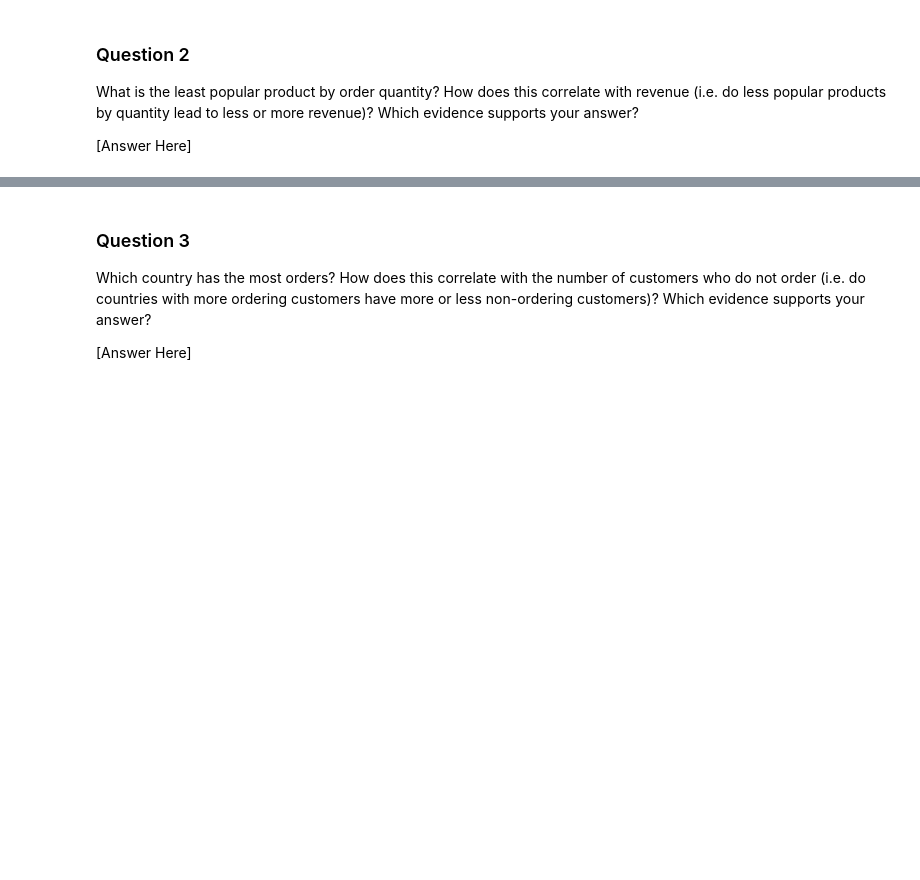
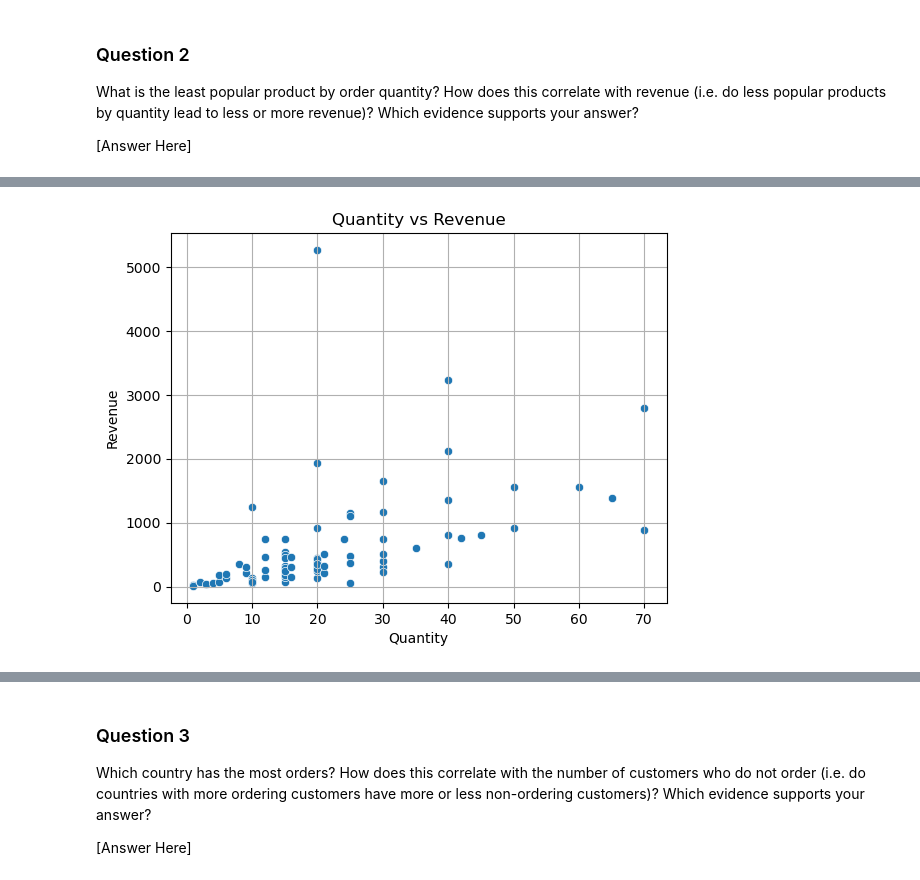
Before and after one commit to lubnaasmi/SQL_Analysis, a Jupyter notebook: adhoc_report.ipynb, the cells around one changed output, grey strips where cells are left out. Cells and saved outputs as stored; diff of their text form; code cells hidden in the pictures; blank space fills up the shorter version.

```diff
--- a/adhoc_report.ipynb
+++ b/adhoc_report.ipynb
@@ -405,3 +554,16 @@ Which countries have the greatest number of customers? How does this correlate w
 What is the least popular product by order quantity? How does this correlate with revenue (i.e. do less popular products by quantity lead to less or more revenue)? Which evidence supports your answer?
 
 [Answer Here]
+# %%
+# function to find least popular product by order quantity:
+
+quantity_df = run_query( """
+     Select p.ProductName,o.Quantity
+          from Products as p
+          join Orderdetails as o
+          on p.ProductID = o.ProductID
+          group by p.ProductName
+          order by o.Quantity ASC
+
+""")
+quantity_df
@@ -407,0 +584,12 @@ What is the least popular product by order quantity? How does this correlate wit
+# %%
+# least popular product by total revenue.
+
+revenue_df = run_query("""
+     Select p.ProductName,(o.Quantity * p.Price) as Revenue
+          from Products as p
+          join Orderdetails as o
+          on p.ProductID = o.ProductID
+          group by p.ProductName
+          order by Revenue ASC
+          """)
+revenue_df
@@ -407,0 +610,3 @@ What is the least popular product by order quantity? How does this correlate wit
+# %%
+Quan_Rev_df = pd.merge(quantity_df, revenue_df, on = 'ProductName')
+Quan_Rev_df
@@ -407,0 +627,11 @@ What is the least popular product by order quantity? How does this correlate wit
+# %%
+# to find correlation, scatterplotting
+
+sns.scatterplot(data = Quan_Rev_df ,x='Quantity',y = 'Revenue')
+plt.title("Quantity vs Revenue")
+plt.xlabel("Quantity")
+plt.ylabel("Revenue")
+plt.grid(True)
+plt.show()
+# %% [output]
+[figure, added]
```
Also changed, not shown: parts of 40 cells of this notebook.
